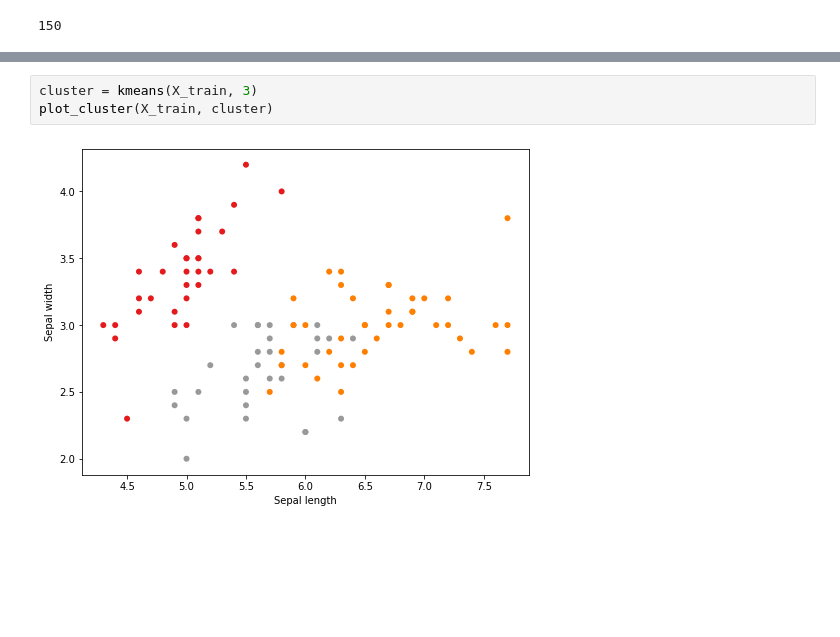
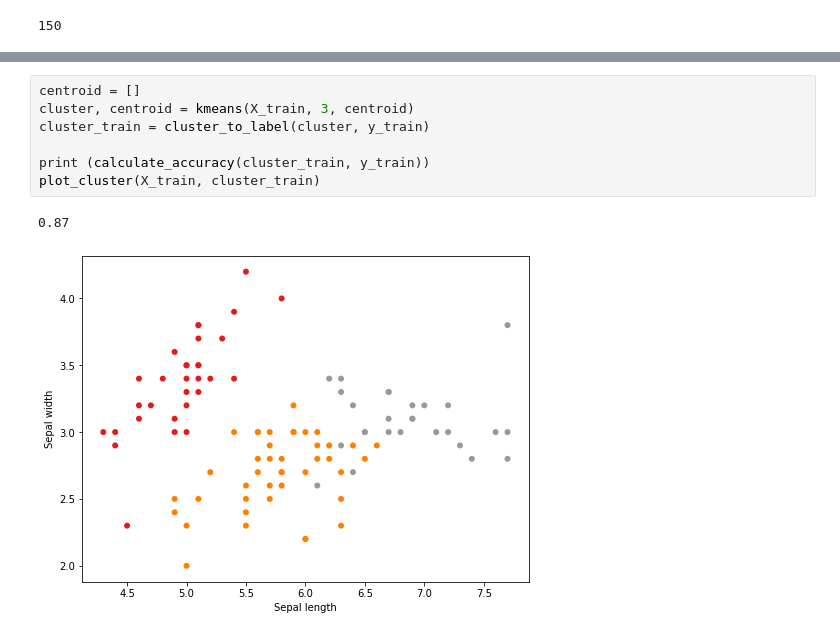
Before and after one commit to yulyulyharuka/kmeans-clustering, a Jupyter notebook: KMeans.ipynb, the cells around one changed output, grey strips where cells are left out. Drawn from its saved outputs; the diff is of its cells as text; blank space fills up the shorter version.

Commit message:
add calculate accuracy function

```diff
--- a/KMeans.ipynb
+++ b/KMeans.ipynb
@@ -133,6 +211,11 @@ def kmeans(input_dataset, number_of_groups):
-# %%
-cluster = kmeans(X_train, 3)
-plot_cluster(X_train, cluster)
-# %% [output]
-[figure, removed]
+# %%
+centroid = []
+cluster, centroid = kmeans(X_train, 3, centroid)
+cluster_train = cluster_to_label(cluster, y_train)
+
+print (calculate_accuracy(cluster_train, y_train))
+plot_cluster(X_train, cluster_train)
+# %% [output]
+0.87
+[figure, added]
 # %%
```
Also changed, not shown: parts of 8 cells of this notebook.
